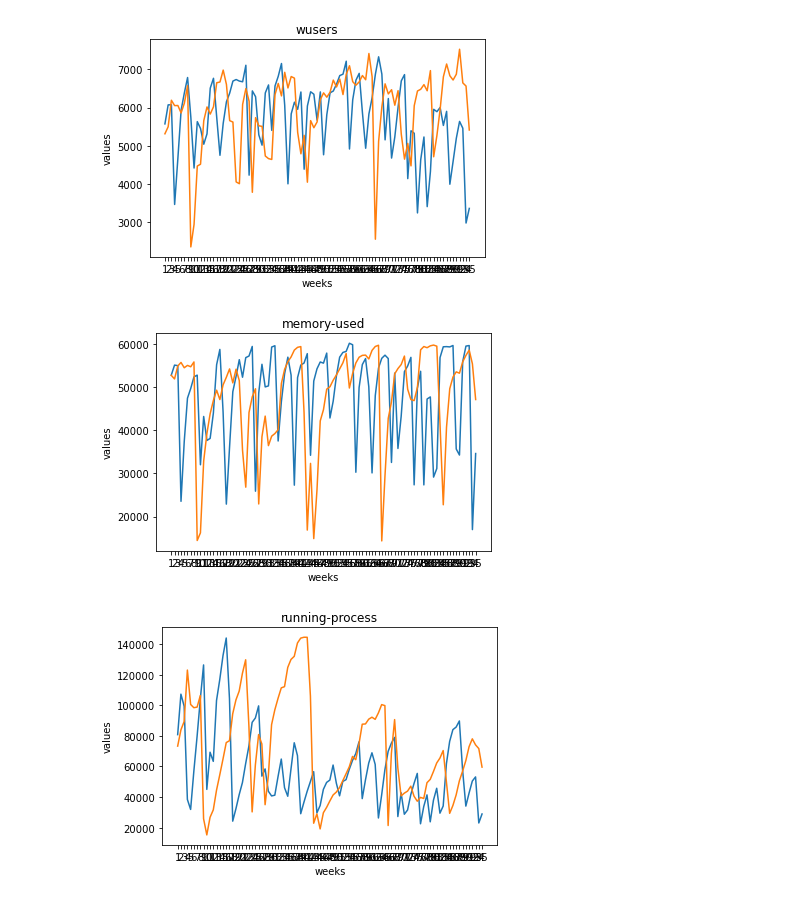
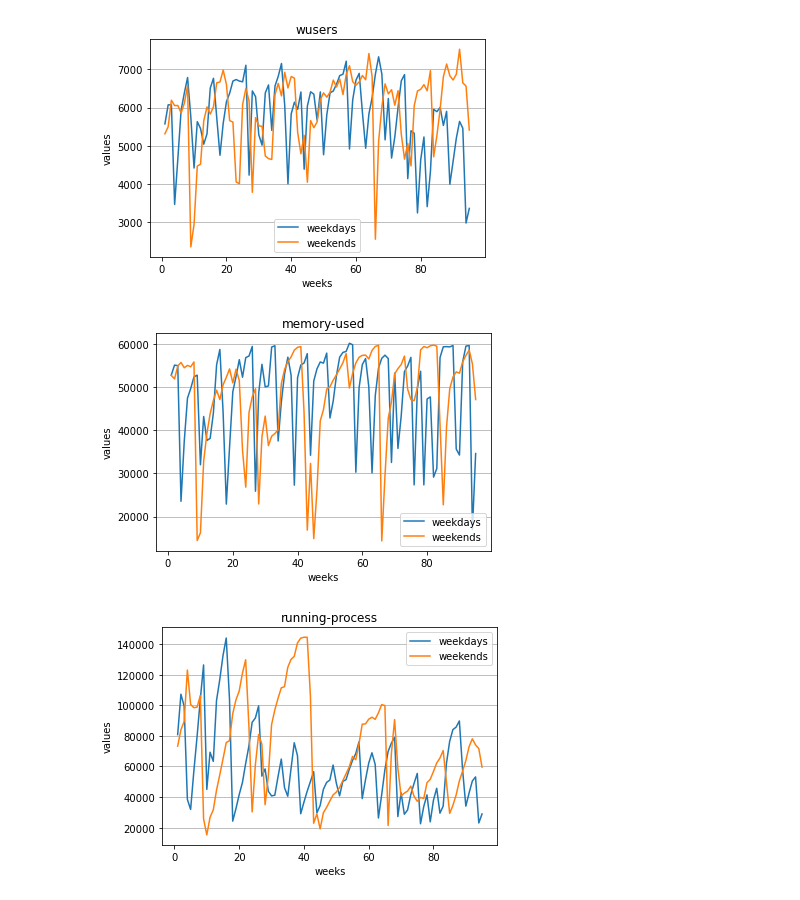
Before and after one commit to shubhamrastogi1810/SMC-Data_Challenge, a Jupyter notebook: Correlation.ipynb, the cells around one changed output. Cells and saved outputs as stored; diff of their text form; code cells hidden in the pictures.

```diff
--- a/Correlation.ipynb
+++ b/Correlation.ipynb
@@ -36,36 +36,43 @@ def finding_correlation(arg):
             else:
                 date = month + str(j) + year
 
             abc = new_df[new_df['date-hour'].str.contains(date)]
 
             if date in lis and abc[arg].sum() != 0:
                 # if the sum is 0 that means the column of that date is not present in that dataframe.
                 # missing files.
                 weku.append(abc[arg].sum())
             if date not in lis and abc[arg].sum() != 0:
                 wu.append(abc[arg].sum())
 
     weekday= []
     weekend = []
     counter = 0
     while len(wu[counter*5:]) >= 5 and len(weku[counter*2:]) >=2:
             weekday.append(round(sum(wu[counter*5:counter*5 + 5])/5,2))
             weekend.append(round(sum(wu[counter*2:counter*2 + 2])/2,2))
             counter +=1
 
-    x_values = [ str(i) for i in range(1,len(x)+1)]
-    plt.plot(x_values,weekday)
-    plt.plot(x_values,weekend)
+    x_values = np.array([ i for i in range(1,len(weekday)+1)])
+    w_values = np.array(weekday)
+    we_values = np.array(weekend)
+
+
+    plt.plot(x_values,w_values,label='weekdays')
     plt.title(arg)
     plt.xlabel('weeks')
     plt.ylabel('values')
+    plt.grid(axis='y')
+    plt.plot(x_values,we_values,label='weekends')
+    plt.legend()
+
     plt.show()
 
 relation = ['wusers','memory-used','running-process']
 
 for i in relation:
     finding_correlation(i)
 # %% [output]
-[figure, old version]
+[figure, new version]
-[figure, old version]
+[figure, new version]
-[figure, old version]
+[figure, new version]
```
